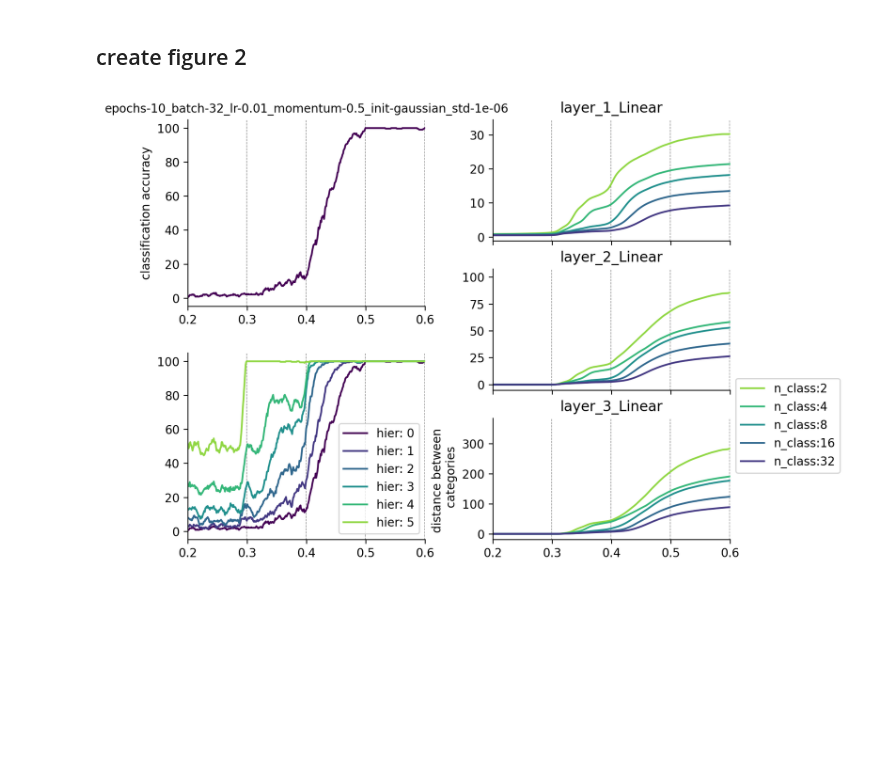
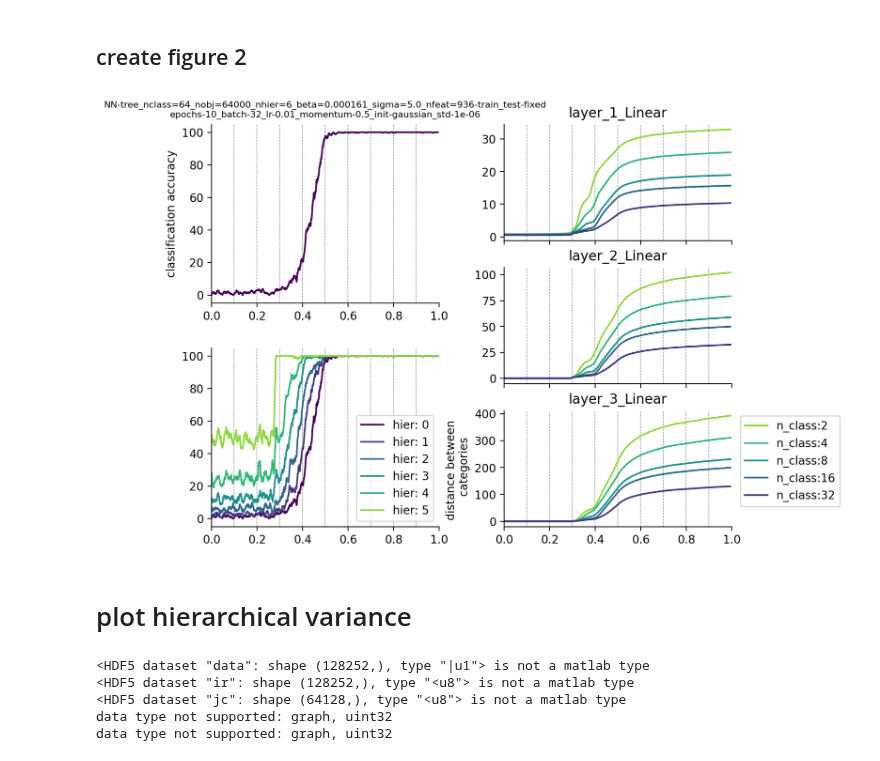
Before and after one commit to eghbalhosseini/neural_manifolds, a Jupyter notebook: create_figure_2_ICML.ipynb, the cells around one changed output. Drawn from its saved outputs; the diff is of its cells as text; code cells hidden in the pictures; blank space fills up the shorter version.

```diff
--- a/create_figure_2_ICML.ipynb
+++ b/create_figure_2_ICML.ipynb
@@ -15,13 +15,20 @@ def makehash():
 import fnmatch
 import torch
 from tqdm import tqdm
-from utils import save_dir, analyze_dir, result_dir
-def moving_average(x, w):
-    return np.convolve(x, np.ones(w), 'valid') / w
+from utils import save_dir, analyze_dir, result_dir,train_pool
+
+
+def moving_average(x,w):
+    w_min=1#int(np.floor(w/2))
+    return pd.Series(x).rolling(w, min_periods=w_min).mean()
 av_window=10
+
+def NormalizeData(data):
+    return (data - np.min(data)) / (np.max(data) - np.min(data))
 # %%
 model_identifier = 'NN-tree_nclass=64_nobj=64000_nhier=6_beta=0.000161_sigma=5.0_nfeat=936-train_test-fixed'
 train_identifier = 'epochs-10_batch-32_lr-0.01_momentum-0.5_init-gaussian_std-1e-06'
+analyze_identifier='mftma-exm_per_class=50-proj=False-rand=True-kappa=1e-08-n_t=300-n_rep=5'
 #epochs-10_batch-32_lr-0.001_momentum-0.5_init-gaussian_std-0.0001
 #                           epochs-10_batch-32_lr-0.002_momentum-0.6_init-gaussian_std-1e-05 \
 #                           epochs-10_batch-32_lr-0.01_momentum-0.5_init-gaussian_std-1e-06
@@ -28,14 +41,15 @@ train_identifier = 'epochs-10_batch-32_lr-0.01_momentum-0.5_init-gaussian_std-1e
 # %%
-# load training data
-training_files=[]
-for file in os.listdir(os.path.join(save_dir,model_identifier,train_identifier)):
-    if fnmatch.fnmatch(file, '*.pth'):
-            training_files.append(os.path.join(save_dir,model_identifier,train_identifier,file))
-
 hier_accu=[]
+test_predictions=[]
+test_probabilites=[]
+test_grad_dict=[]
 for idx, files in tqdm(enumerate(training_files)):
     test=torch.load(files)
     hier_accu.append([test['epoch'],test['batchidx'], test['hier_test_acc']])
+    test_predictions.append([test['target_test'], test['pred_test']])
+    test_probabilites.append( test['pred_test_prob'])
+    test_grad_dict.append(test['grad_dict'])
+
 dummy=[]
 epochs=[]
 batches=[]
@@ -51,7 +76,7 @@ batches=np.stack([x[1] for x in hier_accu])
 epochs=np.stack([x[0] for x in hier_accu])
 # %%
 # load distance data
-data_=pickle.load(open(os.path.join(save_dir,model_identifier,train_identifier, f'{model_identifier}_distance_pooled.pkl'),'rb'))
+data_=pickle.load(open(os.path.join(save_dir,analyze_identifier,model_identifier,train_identifier, f'{model_identifier}_distance_pooled.pkl'),'rb'))
 
 # fix any ordering issue
 
@@ -98,8 +120,8 @@ NameError: name 'ax3' is not defined
 # %% [markdown]
 ## create figure 2
 # %%
-xmin=.2
-xmax=.6
+xmin=0
+xmax=1
 num_colors=accuracies.shape[1]+1
 h0=cm.get_cmap('viridis_r',num_colors)
 line_cols=np.flipud(h0(np.arange(num_colors)/num_colors))
@@ -111,7 +133,7 @@ ax1.plot(moving_average(x_bar,av_window),moving_average(accuracies[:,0],av_windo
 ax1.spines['right'].set_visible(False)
 ax1.spines['top'].set_visible(False)
 ax1.set_ylabel('classification accuracy')
-ax1.set_title(train_identifier,fontsize=10)
+ax1.set_title(f"{model_identifier}\n{train_identifier}",fontsize=8)
 ax1.vlines(epoch_bar,ax1.get_ylim()[0],ax1.get_ylim()[1],color=(.5,.5,.5),linestyle='dashed',linewidth=.5)
 ax1.autoscale(enable=True, axis='x', tight=True)
 ax1.autoscale(enable=True, axis='y', tight=True)
@@ -170,31 +192,48 @@ ax4.axes.xaxis.set_ticklabels([])
 ax4.vlines(epoch_bar,ax4.get_ylim()[0],ax4.get_ylim()[1],color=(.5,.5,.5),linestyle='dashed',linewidth=.5)
 ax4.autoscale(enable=True, axis='x', tight=True)
 ax4.autoscale(enable=True, axis='y', tight=True)
 ax4.set_xlim((xmin,xmax))
 # layer 3.
 ax5=plt.axes((.5,.45,.35,.13))
 ax5.spines['right'].set_visible(False)
 ax5.spines['top'].set_visible(False)
 
 k=3
 layer_data=layer_dist_over_time[k]
 for h, hier_data in enumerate(layer_data):
     distance_data=hier_data['data'].mean(axis=1)
     corrected_data=list(np.empty(epoch_batch.shape)*np.NaN)
     for idx, x in enumerate(array_correspondance):
         corrected_data[int(x)]=distance_data[idx]
 
     #ax5.plot(hier_data['data'].mean(axis=1),label=f"n_class:{hier_data['data'].shape[1]}",color=line_cols[len(layer_data)-h,:])
     ax5.plot(moving_average(x_bar,av_window),moving_average(corrected_data,av_window),label=f"n_class:{hier_data['data'].shape[1]}",color=line_cols[len(layer_data)-h,:])
 ax5.set_title(f"{list(data_['distance_results'].keys())[k]}")
 ax5.legend(bbox_to_anchor=(1, .5, 0.5, 0.5))
 ax5.set_ylabel('distance between \n categories')
 ax5.vlines(epoch_bar,ax5.get_ylim()[0],ax5.get_ylim()[1],color=(.5,.5,.5),linestyle='dashed',linewidth=.5)
 ax5.autoscale(enable=True, axis='x', tight=True)
 ax5.autoscale(enable=True, axis='y', tight=True)
 ax5.set_xlim((xmin,xmax))
 
 plt.tight_layout()
 plt.show()
 # %% [output]
-[figure, old version]
+[figure, new version]
+# %% [markdown]
+# plot hierarchical variance
+# %%
+
+#model_identifier = args.model_identifier
+params = train_pool[model_identifier]()
+params.load_dataset()
+transfo_mat=params.dataset.transformation_mats
+hier_probs = [[np.matmul(x, hier) for hier in transfo_mat] for x in test_probabilites]
+hier_pred=[[torch.tensor(x).argmax(dim=1,keepdim=True) for x in y] for y in hier_probs]
+hier_pred_var=np.array([[np.std(y.numpy()) for y in x] for x in hier_pred])
+# %% [output]
+<HDF5 dataset "data": shape (128252,), type "|u1"> is not a matlab type
+<HDF5 dataset "ir": shape (128252,), type "<u8"> is not a matlab type
+<HDF5 dataset "jc": shape (64128,), type "<u8"> is not a matlab type
+data type not supported: graph, uint32
+data type not supported: graph, uint32
```
Also changed, not shown: parts of 10 cells of this notebook, 3 other files.
